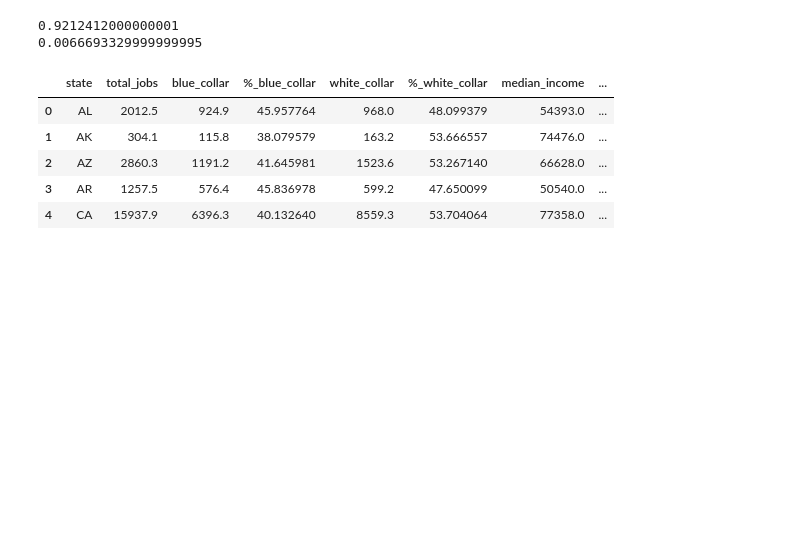
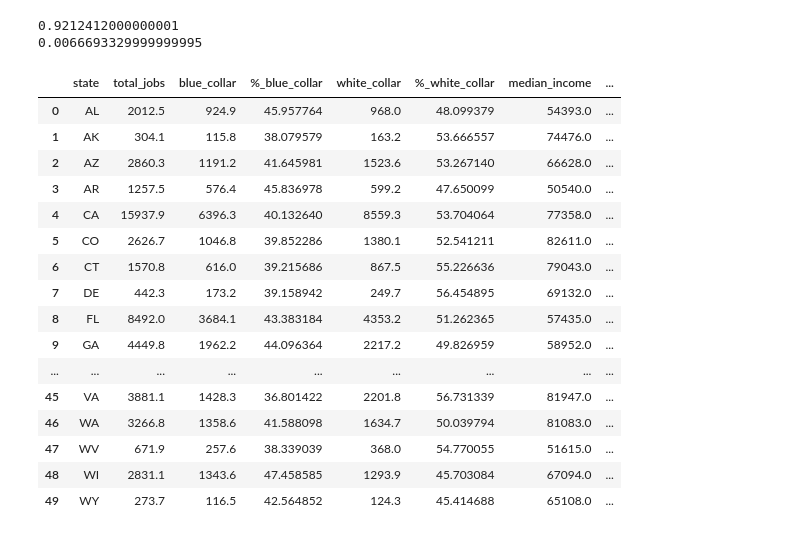
Before and after one commit to EthanLDot/COVID_Socioecon_DataScience_Project, a Jupyter notebook: EDACheckpointGroup029-Wi22.ipynb, the cells around one changed output. Saved outputs shown, nothing was run; the diff lists cells and outputs as text; code cells hidden in the pictures; blank space fills up the shorter version.

```diff
--- a/EDACheckpointGroup029-Wi22.ipynb
+++ b/EDACheckpointGroup029-Wi22.ipynb
@@ -441,31 +441,42 @@ print(l_alpha)
 # %%
 covid_data = read_covid_data(2, 1, 2022)
 soci_data = get_socioeconomic_data()
 labor_data = get_labor_data()
 pop_data = get_population_data()
 
 overall_df = pd.merge(labor_data, soci_data, left_on='state', right_on='state')
 overall_df = pd.merge(overall_df, covid_data, left_on='state', right_on='state')
 overall_df = pd.merge(overall_df, pop_data, left_on="state", right_on="state")
 overall_df.drop(["Unnamed: 0"], axis="columns", inplace=True)
 overall_df.columns = ['state', 'total_jobs', 'blue_collar', 'white_collar', '%_no_insurance', 'median_income',
                       '%_with_insurance', 'submission_date', 'total_cases', 'total_deaths', "total_population"]
 
 
 overall_df['%_mortality_rate'] = (overall_df['total_deaths'] / overall_df['total_cases']) * 100
 overall_df['%_blue_collar'] = overall_df['blue_collar'] / overall_df['total_jobs'] * 100
 overall_df['%_white_collar'] = overall_df['white_collar'] / overall_df['total_jobs'] * 100
 overall_df["%_infection_rate"] = (overall_df["total_cases"] / (overall_df["total_population"] - overall_df["total_deaths"])) * 100
 
 
 overall_df = overall_df[['state', 'total_jobs', 'blue_collar', '%_blue_collar', 'white_collar', '%_white_collar',
                         'median_income', '%_no_insurance', '%_with_insurance', 'submission_date', 'total_population',
                         'total_cases', 'total_deaths',  '%_mortality_rate', '%_infection_rate']]
-overall_df.head()
+overall_df
 # %% [output]
 |  | state | total_jobs | blue_collar | %_blue_collar | white_collar | %_white_collar | median_income | ... |
 | 0 | AL | 2012.5 | 924.9 | 45.957764 | 968.0 | 48.099379 | 54393.0 | ... |
 | 1 | AK | 304.1 | 115.8 | 38.079579 | 163.2 | 53.666557 | 74476.0 | ... |
 | 2 | AZ | 2860.3 | 1191.2 | 41.645981 | 1523.6 | 53.267140 | 66628.0 | ... |
 | 3 | AR | 1257.5 | 576.4 | 45.836978 | 599.2 | 47.650099 | 50540.0 | ... |
 | 4 | CA | 15937.9 | 6396.3 | 40.132640 | 8559.3 | 53.704064 | 77358.0 | ... |
+| 5 | CO | 2626.7 | 1046.8 | 39.852286 | 1380.1 | 52.541211 | 82611.0 | ... |
+| 6 | CT | 1570.8 | 616.0 | 39.215686 | 867.5 | 55.226636 | 79043.0 | ... |
+| 7 | DE | 442.3 | 173.2 | 39.158942 | 249.7 | 56.454895 | 69132.0 | ... |
+| 8 | FL | 8492.0 | 3684.1 | 43.383184 | 4353.2 | 51.262365 | 57435.0 | ... |
+| 9 | GA | 4449.8 | 1962.2 | 44.096364 | 2217.2 | 49.826959 | 58952.0 | ... |
+| ... | ... | ... | ... | ... | ... | ... | ... | ... |
+| 45 | VA | 3881.1 | 1428.3 | 36.801422 | 2201.8 | 56.731339 | 81947.0 | ... |
+| 46 | WA | 3266.8 | 1358.6 | 41.588098 | 1634.7 | 50.039794 | 81083.0 | ... |
+| 47 | WV | 671.9 | 257.6 | 38.339039 | 368.0 | 54.770055 | 51615.0 | ... |
+| 48 | WI | 2831.1 | 1343.6 | 47.458585 | 1293.9 | 45.703084 | 67094.0 | ... |
+| 49 | WY | 273.7 | 116.5 | 42.564852 | 124.3 | 45.414688 | 65108.0 | ... |
```
Also changed, not shown: parts of 1 cell of this notebook.
